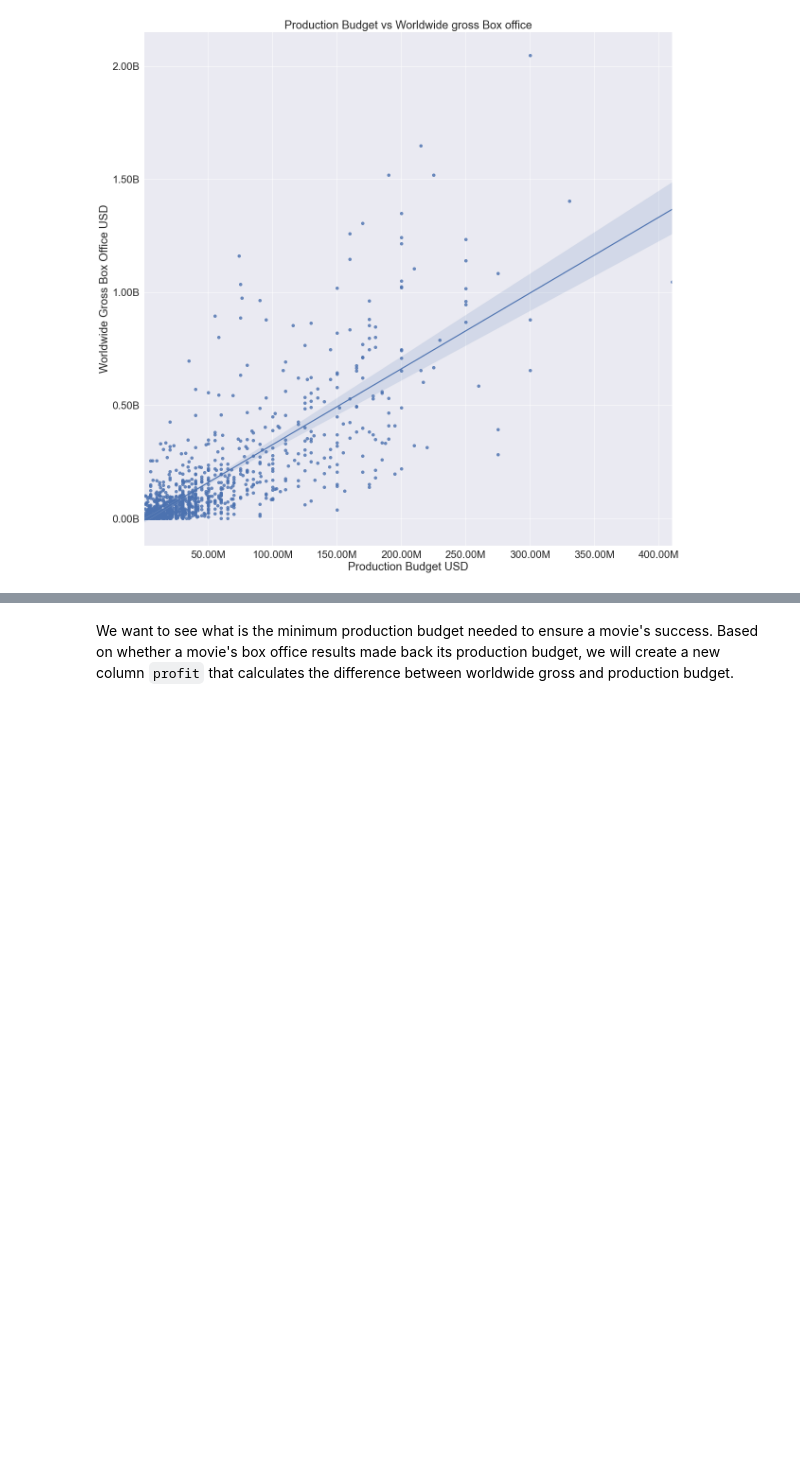
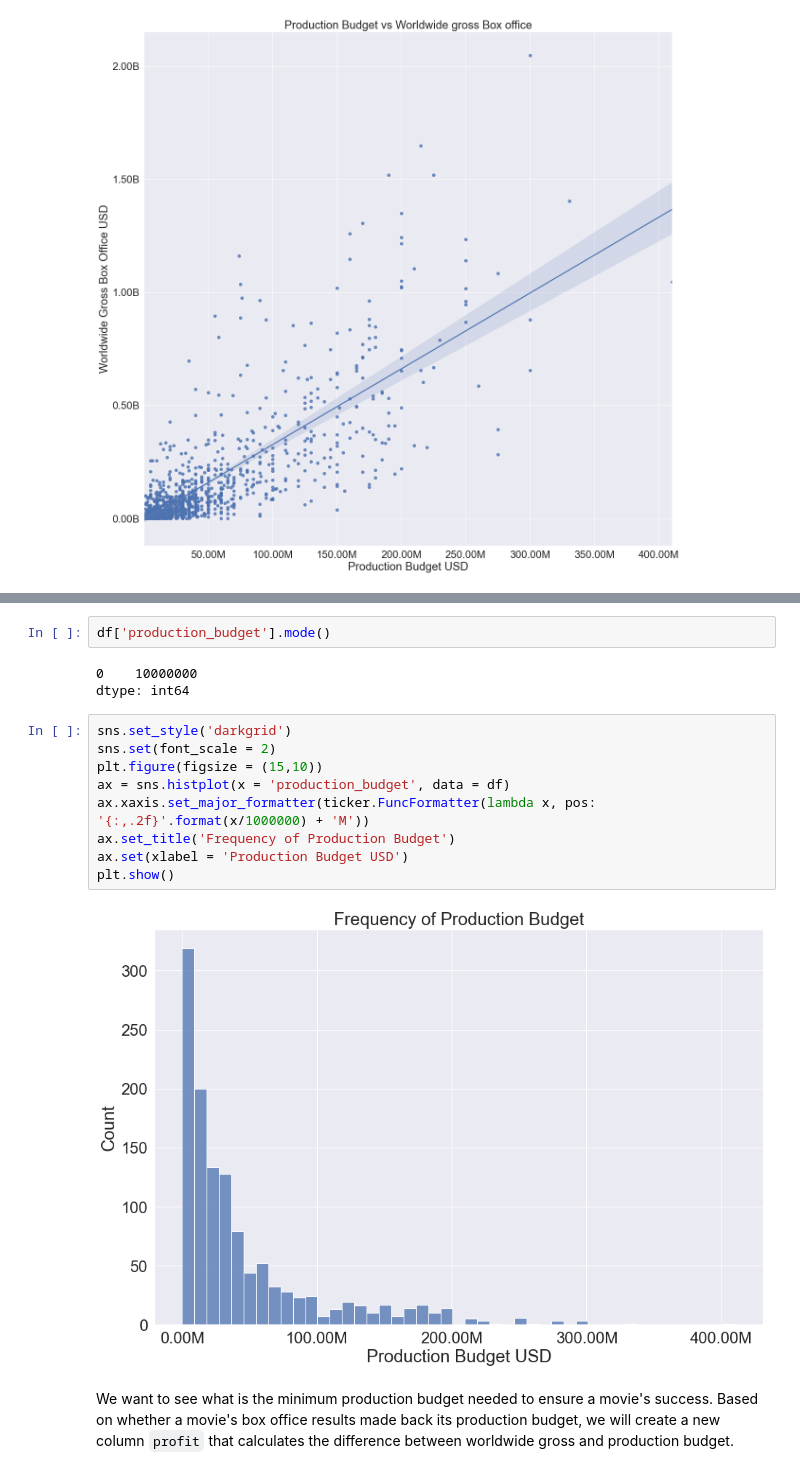
Before and after one commit to whyyoutoo/Microsoft-Movie_analysis-Project, a Jupyter notebook: dsc-phase1-project-template.ipynb, the cells around one changed output, grey strips where cells are left out. Saved outputs shown, nothing was run; the diff lists cells and outputs as text; blank space fills up the shorter version.

Commit message:
Update readme and images

```diff
--- a/dsc-phase1-project-template.ipynb
+++ b/dsc-phase1-project-template.ipynb
@@ -453,3 +466,19 @@ plt.show()
+# %%
+df['production_budget'].mode()
+# %% [output]
+0    10000000
+dtype: int64
+# %%
+sns.set_style('darkgrid')
+sns.set(font_scale = 2)
+plt.figure(figsize = (15,10))
+ax = sns.histplot(x = 'production_budget', data = df)
+ax.xaxis.set_major_formatter(ticker.FuncFormatter(lambda x, pos: '{:,.2f}'.format(x/1000000) + 'M'))
+ax.set_title('Frequency of Production Budget')
+ax.set(xlabel = 'Production Budget USD')
+plt.show()
+# %% [output]
+[figure, added]
 # %% [markdown]
 We want to see what is the minimum production budget needed to ensure a movie's success. Based on whether a movie's box office results made back its production budget, we will create a new column <code>profit</code> that calculates the difference between worldwide gross and production budget.
 # %%
```
Also changed, not shown: parts of 7 cells of this notebook, 9 other files.
